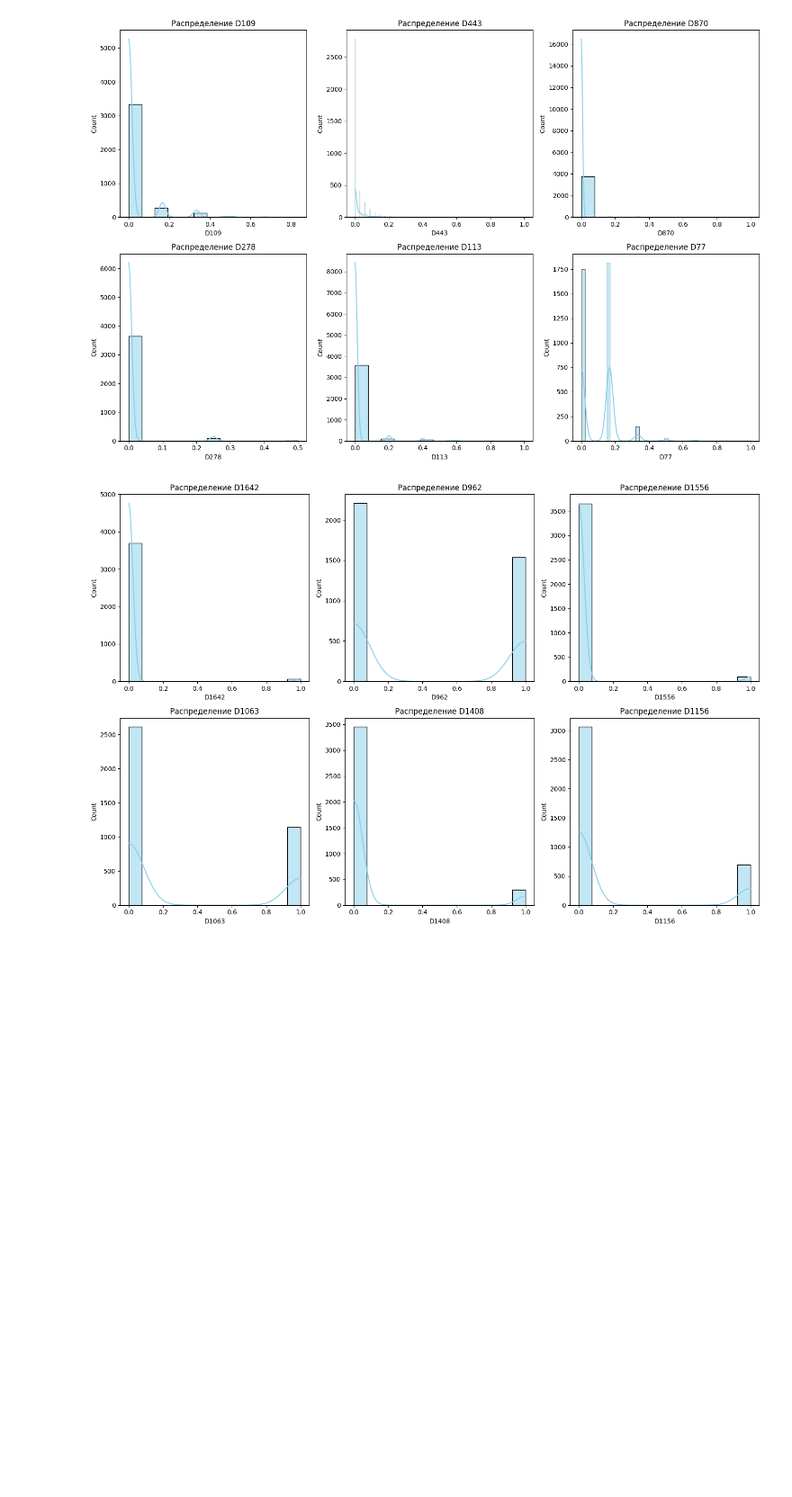
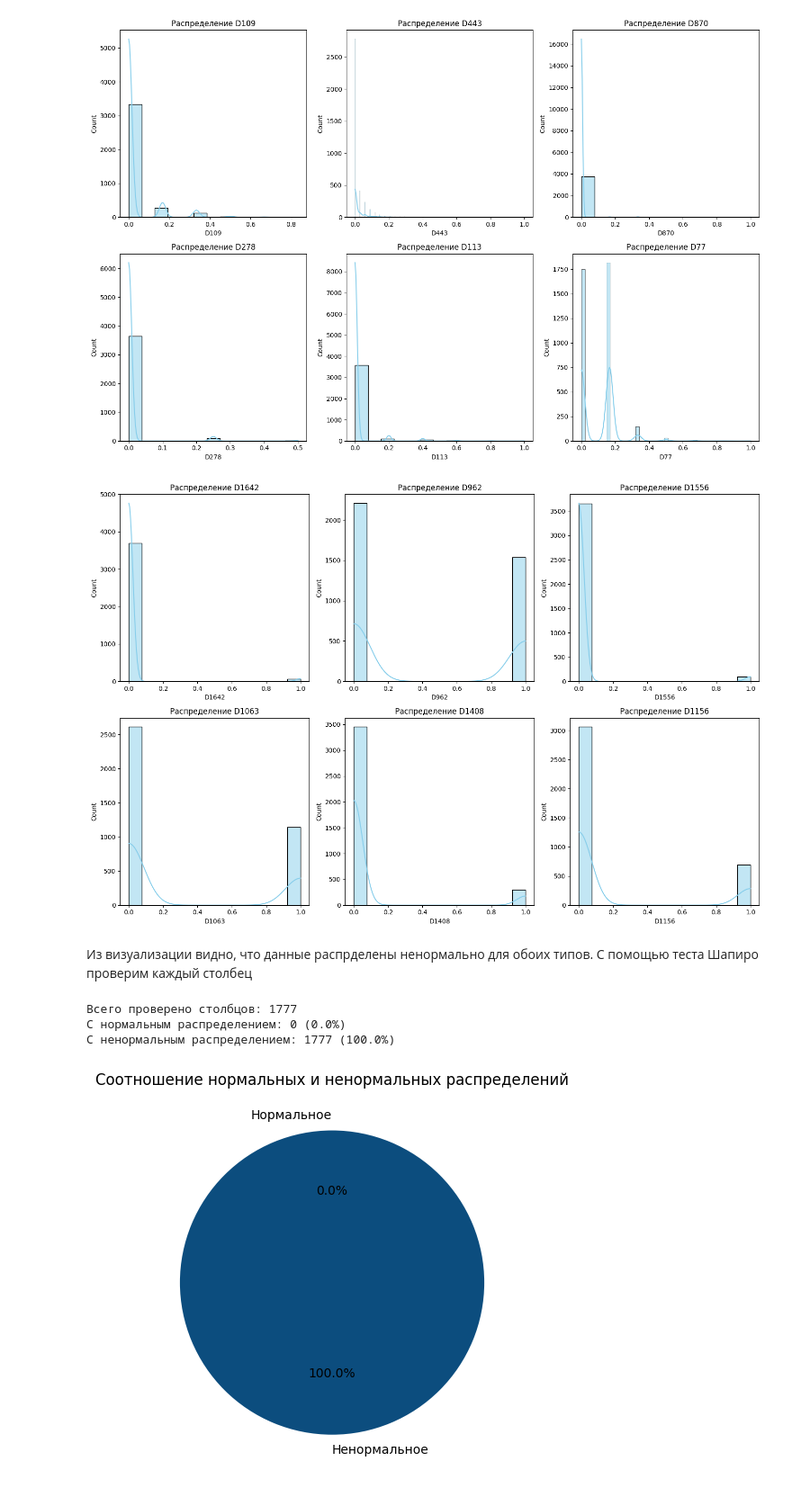
Before and after one commit to UlyanaGru/ML_PredictingBiologicalResponse, a Jupyter notebook: PredictingBiologicalResponse.ipynb, the cells around one changed output. Shown at 90% size. Saved outputs shown, nothing was run; the diff lists cells and outputs as text; code cells hidden in the pictures; blank space fills up the shorter version.

Commit message:
visualization of the normal distribution

```diff
--- a/PredictingBiologicalResponse.ipynb
+++ b/PredictingBiologicalResponse.ipynb
@@ -115,3 +111,56 @@ plt.show()
 # %% [output]
 [figure]
 [figure]
+# %% [markdown]
+Из визуализации видно, что данные распрделены ненормально для обоих типов. С помощью теста Шапиро проверим каждый столбец
+# %%
+from scipy.stats import shapiro
+
+#Инициализация счетчиков
+normal_count = 0
+non_normal_count = 0
+#Словарь для хранения результатов
+results = {
+    'Column': [],
+    'Statistic': [],
+    'p-value': [],
+    'Normal': []
+}
+#Проверка нормальности для каждого числового столбца
+for column in data.select_dtypes(include=['float64', 'int64']).columns:
+    #Удаление пропущенных значений
+    column_data = data[column].dropna()
+    #Проверка нормальности (Shapiro-Wilk test)
+    stat, p = shapiro(column_data)
+    #Запись результатов
+    results['Column'].append(column)
+    results['Statistic'].append(stat)
+    results['p-value'].append(p)
+    is_normal = p > 0.05  #Уровень значимости 5%
+    results['Normal'].append(is_normal)
+    if is_normal:
+        normal_count += 1
+    else:
+        non_normal_count += 1
+#Создание DataFrame с результатами
+results_df = pd.DataFrame(results)
+#Визуализация результатов
+plt.figure(figsize=(12, 6))
+#Круговая диаграмма распределения
+plt.subplot(1, 2, 1)
+plt.pie([normal_count, non_normal_count],
+        labels=['Нормальное', 'Ненормальное'],
+        colors=["#8ce2fc", "#0c4d7e"],
+        autopct='%1.1f%%',
+        startangle=90)
+plt.title('Соотношение нормальных и ненормальных распределений')
+#Вывод статистики
+total_columns = len(results_df)
+print(f"Всего проверено столбцов: {total_columns}")
+print(f"С нормальным распределением: {normal_count} ({normal_count/total_columns:.1%})")
+print(f"С ненормальным распределением: {non_normal_count} ({non_normal_count/total_columns:.1%})")
+# %% [output]
+Всего проверено столбцов: 1777
+С нормальным распределением: 0 (0.0%)
+С ненормальным распределением: 1777 (100.0%)
+[figure, added]
```
Also changed, not shown: parts of 2 cells of this notebook.
